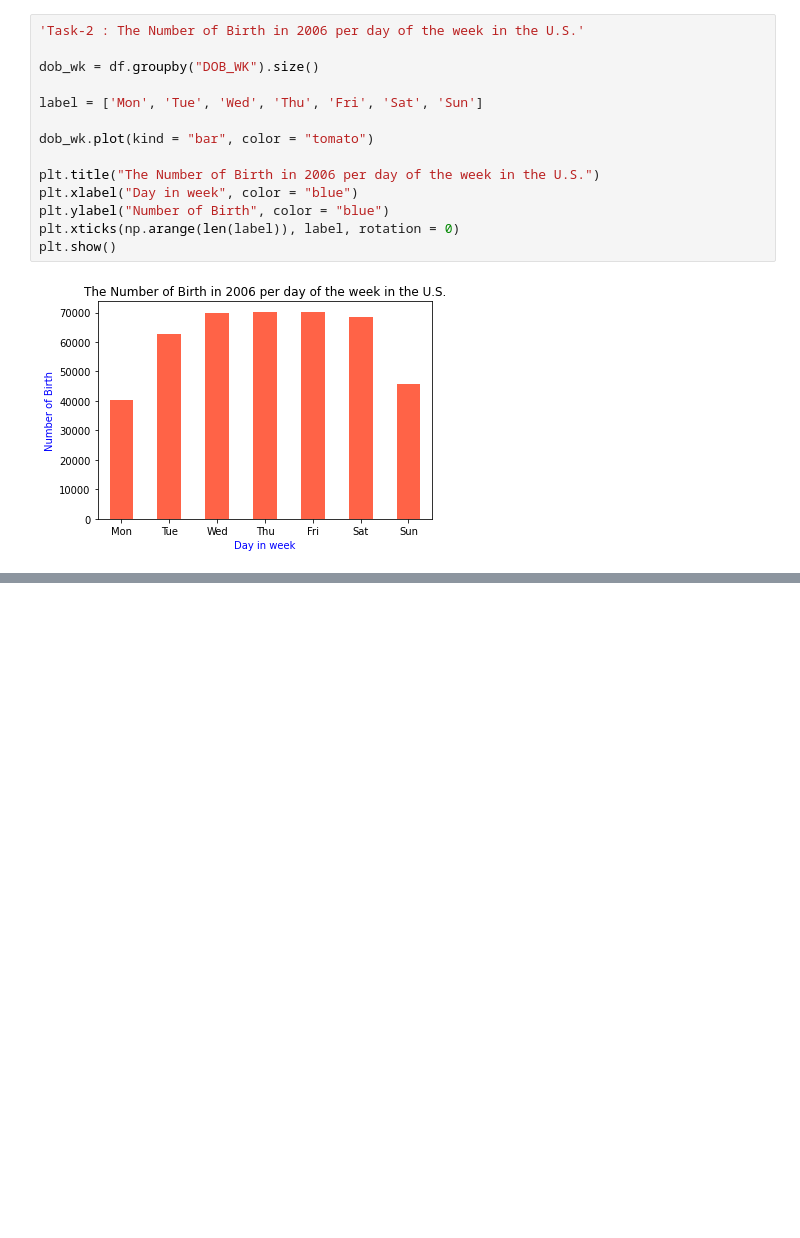
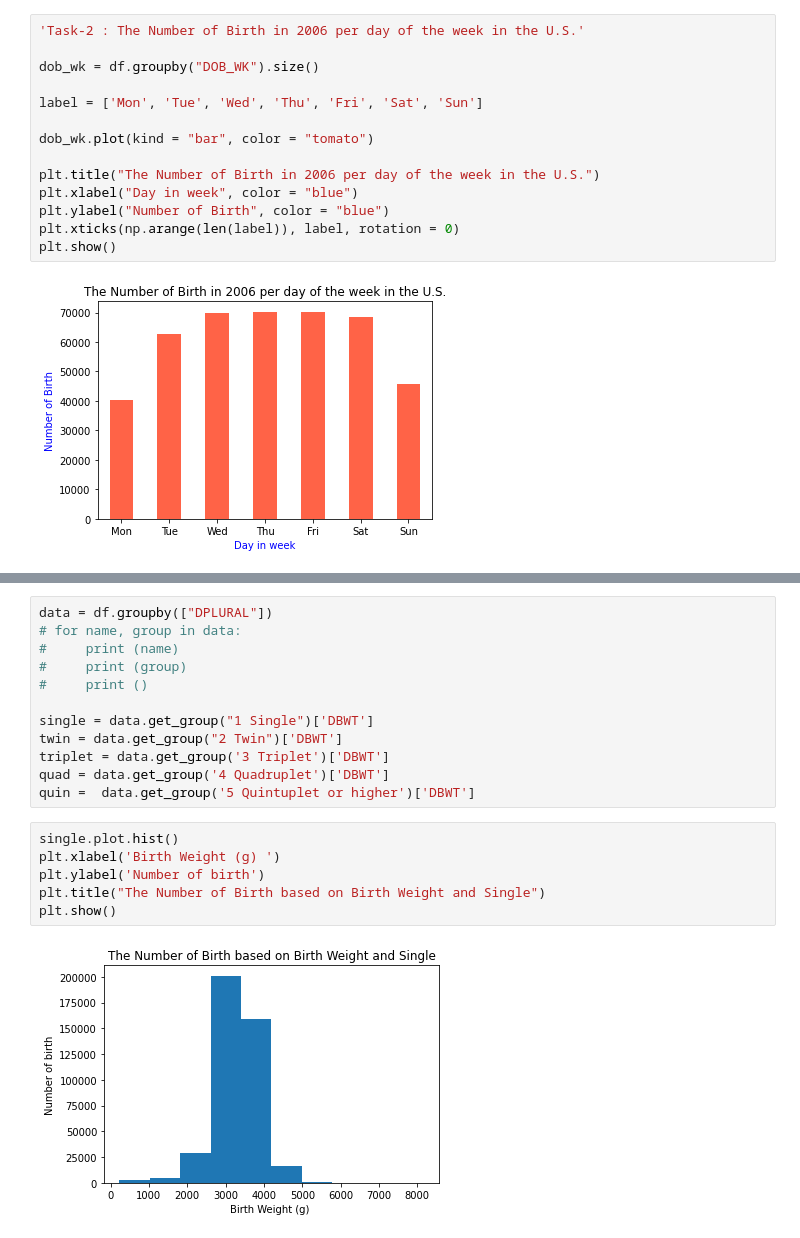
Before and after one commit to thutranghoa/Data_visualization, a Jupyter notebook: ex2.ipynb, the cells around one changed output, grey strips where cells are left out. Saved outputs shown, nothing was run; the diff lists cells and outputs as text; blank space fills up the shorter version.

```diff
--- a/ex2.ipynb
+++ b/ex2.ipynb
@@ -121,0 +125,20 @@ label = ['Mon', 'Tue', 'Wed', 'Thu', 'Fri', 'Sat', 'Sun']
+# %%
+data = df.groupby(["DPLURAL"])
+# for name, group in data:
+#     print (name)
+#     print (group)
+#     print ()
+
+single = data.get_group("1 Single")['DBWT']
+twin = data.get_group("2 Twin")['DBWT']
+triplet = data.get_group('3 Triplet')['DBWT']
+quad = data.get_group('4 Quadruplet')['DBWT']
+quin =  data.get_group('5 Quintuplet or higher')['DBWT']
+# %%
+single.plot.hist()
+plt.xlabel('Birth Weight (g) ')
+plt.ylabel('Number of birth')
+plt.title("The Number of Birth based on Birth Weight and Single")
+plt.show()
+# %% [output]
+[figure, added]
```
Also changed, not shown: parts of 22 cells of this notebook.
